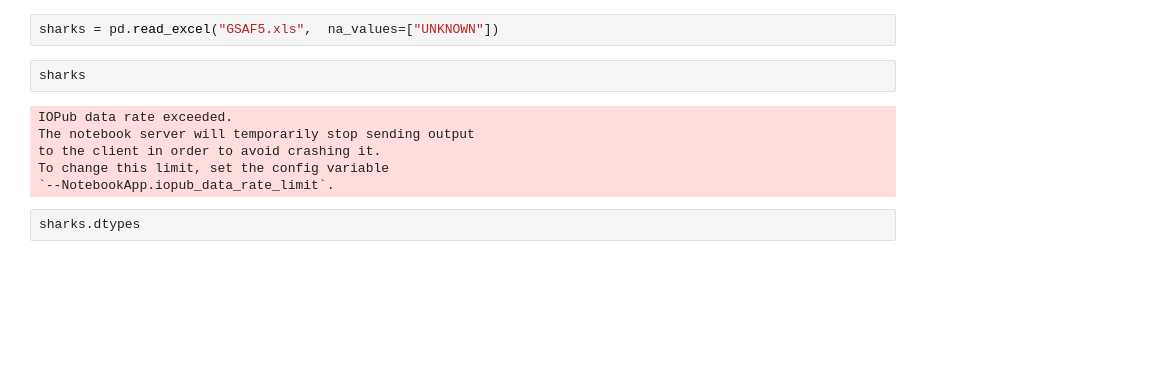
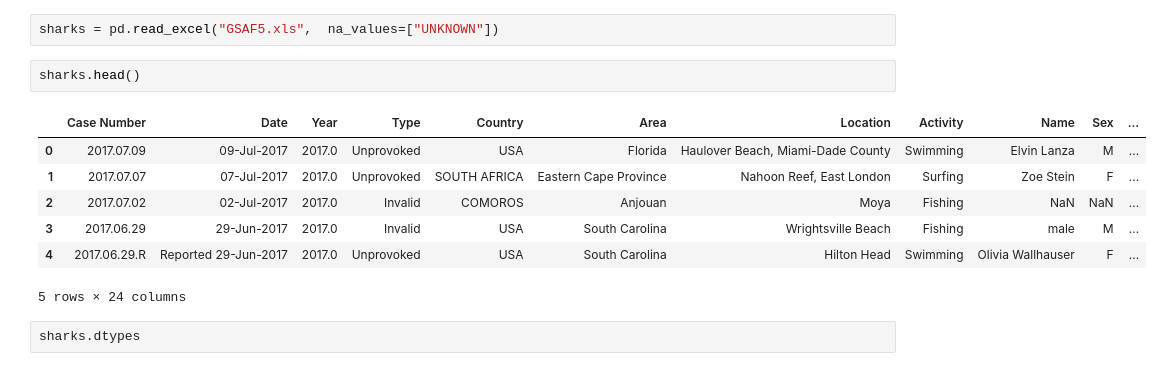
Before and after one commit to Dgorgs/studio-projects, a Jupyter notebook: code/project_shark/Projekt1_sharks.ipynb, the cells around one changed output. Cells and saved outputs as stored; diff of their text form; blank space fills up the shorter version.

```diff
--- a/code/project_shark/Projekt1_sharks.ipynb
+++ b/code/project_shark/Projekt1_sharks.ipynb
@@ -17,13 +17,15 @@ matplotlib.rcParams['pdf.fonttype'] = 42
 # %%
 sharks = pd.read_excel("GSAF5.xls",  na_values=["UNKNOWN"])
 # %%
-sharks
+sharks.head()
 # %% [output]
+|  | Case Number | Date | Year | Type | Country | Area | Location | Activity | Name | Sex | ... |
+| 0 | 2017.07.09 | 09-Jul-2017 | 2017.0 | Unprovoked | USA | Florida | Haulover Beach, Miami-Dade County | Swimming | Elvin Lanza | M | ... |
+| 1 | 2017.07.07 | 07-Jul-2017 | 2017.0 | Unprovoked | SOUTH AFRICA | Eastern Cape Province | Nahoon Reef, East London | Surfing | Zoe Stein | F | ... |
+| 2 | 2017.07.02 | 02-Jul-2017 | 2017.0 | Invalid | COMOROS | Anjouan | Moya | Fishing | NaN | NaN | ... |
+| 3 | 2017.06.29 | 29-Jun-2017 | 2017.0 | Invalid | USA | South Carolina | Wrightsville Beach | Fishing | male | M | ... |
+| 4 | 2017.06.29.R | Reported 29-Jun-2017 | 2017.0 | Unprovoked | USA | South Carolina | Hilton Head | Swimming | Olivia Wallhauser | F | ... |
-IOPub data rate exceeded.
-The notebook server will temporarily stop sending output
-to the client in order to avoid crashing it.
-To change this limit, set the config variable
-`--NotebookApp.iopub_data_rate_limit`.
+5 rows × 24 columns
 # %%
 sharks.dtypes
 # %% [output]
```
Also changed, not shown: parts of 61 cells of this notebook, 11 other files.
